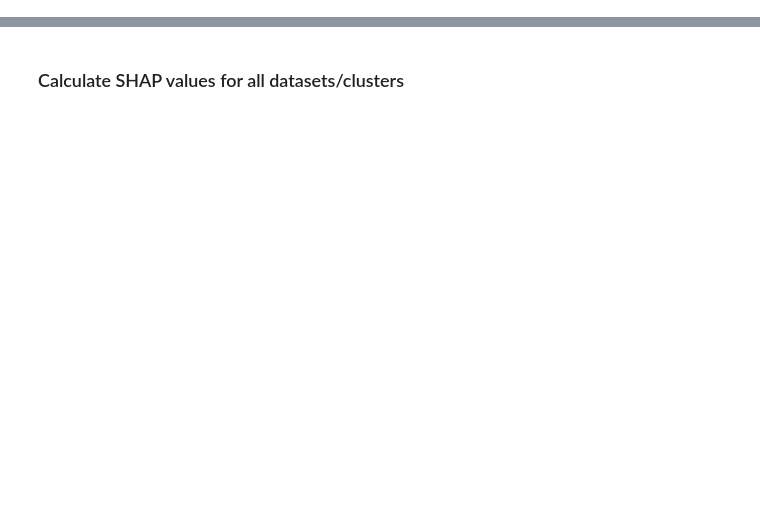
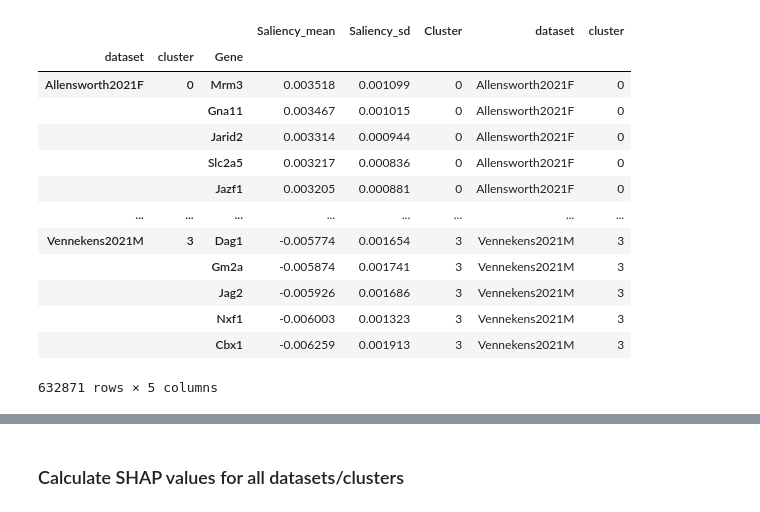
Before and after one commit to nicolaromano/corticotroph-heterogeneity, a Jupyter notebook: 10_label_transfer_predictions.ipynb, the cells around one changed output, grey strips where cells are left out. Cells and saved outputs as stored; diff of their text form; code cells hidden in the pictures; blank space fills up the shorter version.

```diff
--- a/10_label_transfer_predictions.ipynb
+++ b/10_label_transfer_predictions.ipynb
@@ -44,0 +48,27 @@ Predicting labels for Lopez2021M
+# %%
+saliency_maps_df = pd.DataFrame()
+for dataset in saliency_maps:
+    for cluster in saliency_maps[dataset]:
+        saliency_maps_df = pd.concat([saliency_maps_df, saliency_maps[dataset][cluster].assign(dataset=dataset, cluster=cluster)])
+
+# Sort by saliency score in each cluster/dataset then get the top 10 genes
+saliency_maps_df = saliency_maps_df.groupby(['dataset', 'cluster']).apply(lambda x: x.sort_values('Saliency_mean', ascending=False))
+saliency_maps_df
+# top_genes = saliency_maps_df.groupby(['dataset', 'cluster']).head(10).drop(columns=['cluster'])
+
+# top_genes.to_csv('label_transfer_model_output/saliency_maps.csv', index=False)
+# %% [output]
+|  |  |  | Saliency_mean | Saliency_sd | Cluster | dataset | cluster |
+| dataset | cluster | Gene |  |  |  |  |  |
+| Allensworth2021F | 0 | Mrm3 | 0.003518 | 0.001099 | 0 | Allensworth2021F | 0 |
+|  |  | Gna11 | 0.003467 | 0.001015 | 0 | Allensworth2021F | 0 |
+|  |  | Jarid2 | 0.003314 | 0.000944 | 0 | Allensworth2021F | 0 |
+|  |  | Slc2a5 | 0.003217 | 0.000836 | 0 | Allensworth2021F | 0 |
+|  |  | Jazf1 | 0.003205 | 0.000881 | 0 | Allensworth2021F | 0 |
+| ... | ... | ... | ... | ... | ... | ... | ... |
+| Vennekens2021M | 3 | Dag1 | -0.005774 | 0.001654 | 3 | Vennekens2021M | 3 |
+|  |  | Gm2a | -0.005874 | 0.001741 | 3 | Vennekens2021M | 3 |
+|  |  | Jag2 | -0.005926 | 0.001686 | 3 | Vennekens2021M | 3 |
+|  |  | Nxf1 | -0.006003 | 0.001323 | 3 | Vennekens2021M | 3 |
+|  |  | Cbx1 | -0.006259 | 0.001913 | 3 | Vennekens2021M | 3 |
+632871 rows × 5 columns
```
Also changed, not shown: parts of 11 cells of this notebook, 1 other file.
